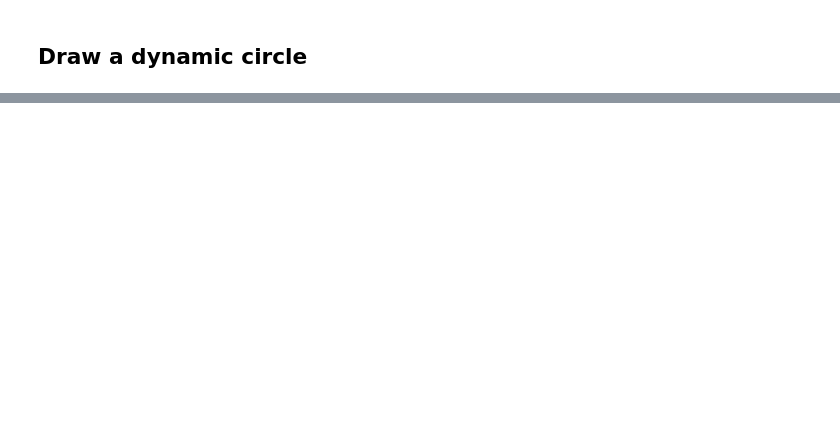
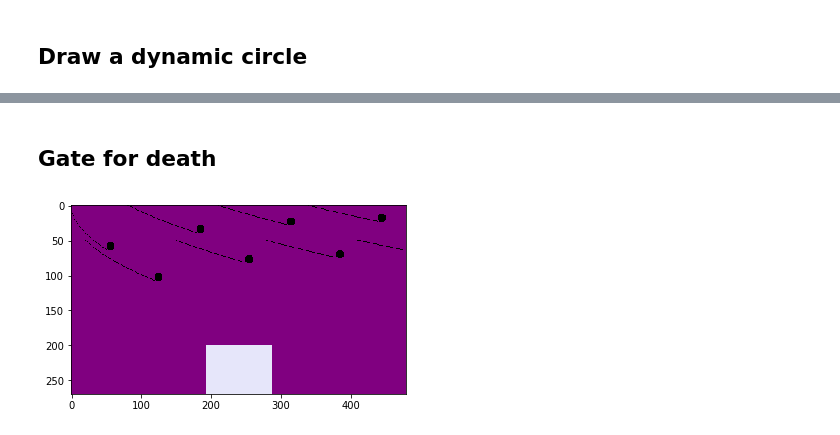
Before and after one commit to yingshaoxo/numpyworld, a Jupyter notebook: Example.ipynb, the cells around one changed output, grey strips where cells are left out. Drawn from its saved outputs; the diff is of its cells as text; code cells hidden in the pictures; blank space fills up the shorter version.

```diff
--- a/Example.ipynb
+++ b/Example.ipynb
@@ -179,0 +190,70 @@ MoviePy - Building file something_like_this.gif with imageio.
+# %% [markdown]
+## Gate for death
+# %%
+from numpyworld import World
+import numpy as np
+import math
+
+world = World()
+world.enable_jupyter_notebook_mode()
+
+width = 1920 // 4
+height = 1080 // 4
+world.create_an_image(width=width, height=height, background_color=(128,0,128))
+
+center_x = width // 2
+center_y = height // 2
+gate_width = width // 5
+gate_height = height // 3.8
+gate_top_left_x = center_x - gate_width//2
+gate_top_left_y = height - gate_height
+
+def parabola(center_x, top_y, size_in_x):
+    global width, height
+
+    # line
+    half_size = size_in_x // 2
+    p = 20
+    x_array = np.abs(np.arange(center_x-half_size, center_x+half_size))
+    y_array = np.abs(np.sqrt(4*p*x_array).astype(int))
+    y_min = np.amin(y_array)
+    y_array = y_array - y_min
+    y_array = y_array + top_y
+    for index, x in np.ndenumerate(x_array):
+        y = y_array[index]
+        if 0<=x<width and 0<=y<height:
+            #world.draw_a_point(x, y, (240,128,128))
+            world.draw_a_point(x, y, (0,0,0))
+
+    # circle
+    half_size = half_size//3
+    x_max = np.amax(x_array)
+    y_max = np.amax(y_array)
+    square = np.zeros((half_size, half_size))
+    center_x = x_max + (half_size//2)
+    center_y = y_max - (half_size//2)
+    for iy in range(half_size):
+        for ix in range(half_size):
+            x = ix + x_max
+            y = y_max - iy
+            if 0<=x<width and 0<=y<height:
+                distance = math.sqrt(math.pow((center_x - x - (half_size//7)), 2) + math.pow((center_y - y + (half_size//5)), 2))
+                if (distance < half_size//2.5):
+                    #world.draw_a_point(x, y, (255,0,0))
+                    world.draw_a_point(x, y, (0,0,0))
+
+for y in range(height):
+    for x in range(width):
+        # gate
+        if gate_top_left_x < x < gate_top_left_x+gate_width:
+            if gate_top_left_y < y < gate_top_left_y+gate_height:
+                world.draw_a_point(x, y, (230,230,250))
+        # dark cloud
+        if x % 130 == 0:
+            parabola(x, 0, 100)
+            parabola(x+70, 50, 100)
+
+world.show()
+world.save()
+# %% [output]
+[figure, added]
```
Also changed, not shown: parts of 9 cells of this notebook, 5 other files.
